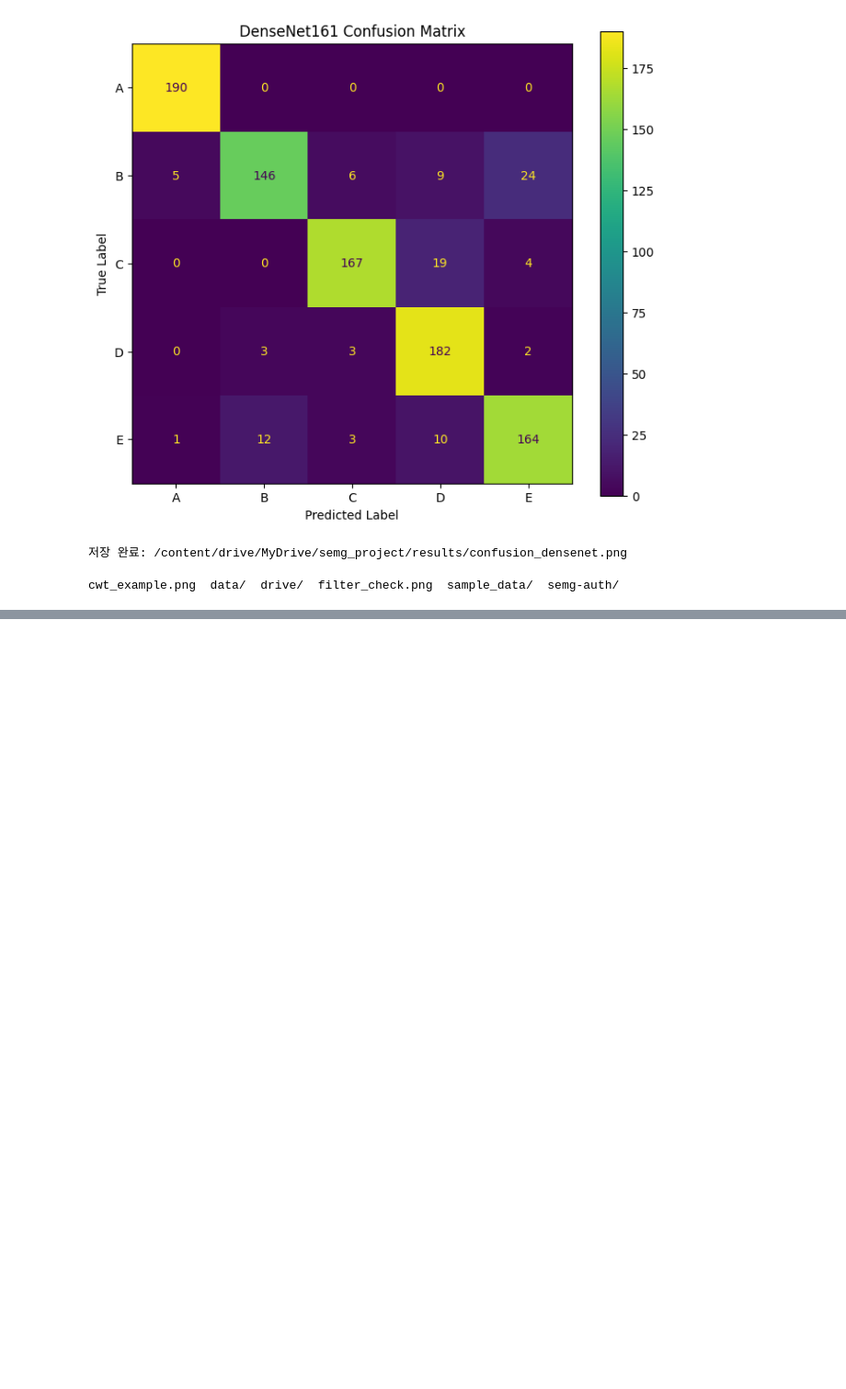
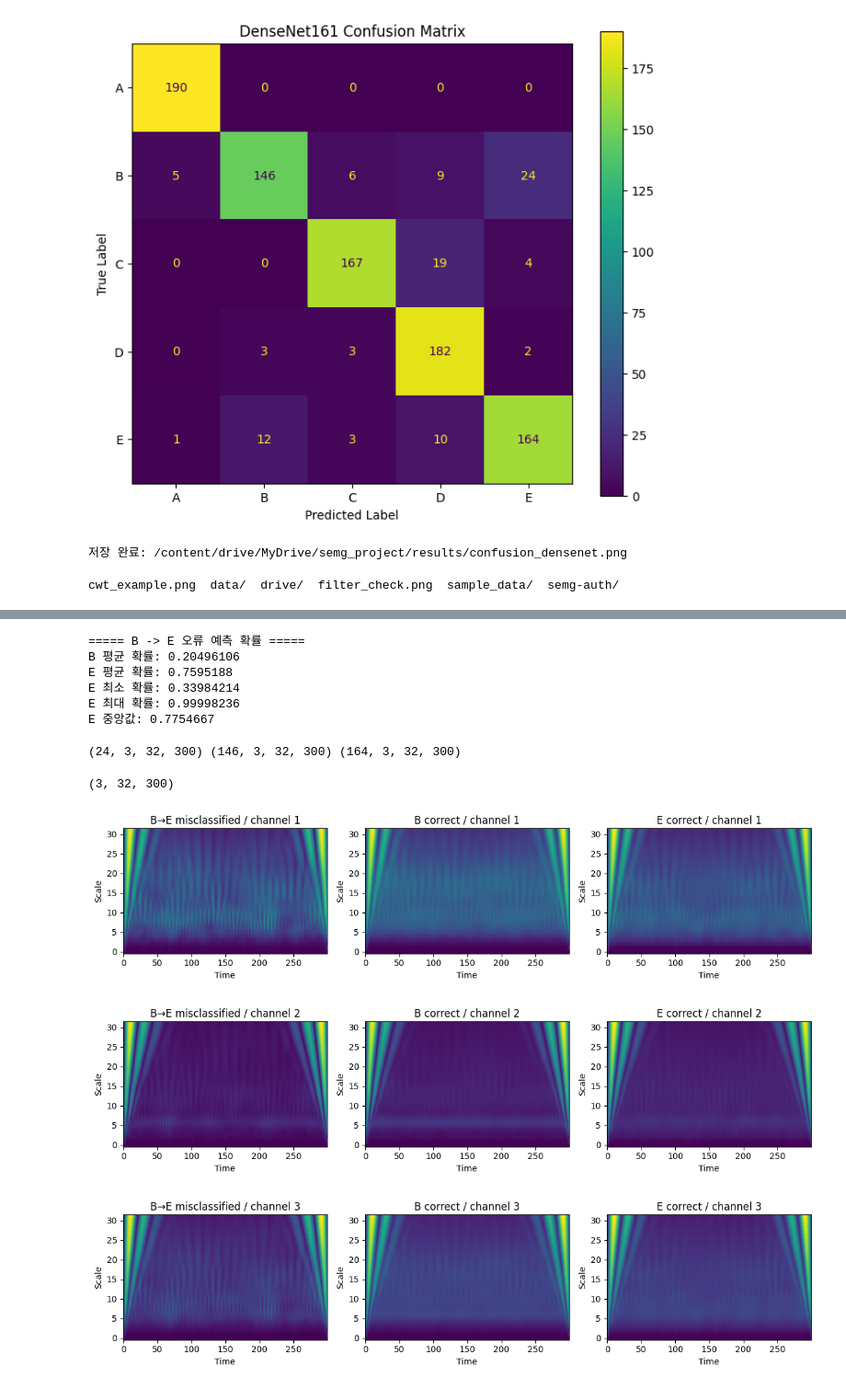
Before and after one commit to oklou2/semg-user-identification, a Jupyter notebook: palm_semg_user_identification.ipynb, the cells around one changed output, grey strips where cells are left out. Shown at 92% size. Cells and saved outputs as stored; diff of their text form; code cells hidden in the pictures; blank space fills up the shorter version.

```diff
--- a/palm_semg_user_identification.ipynb
+++ b/palm_semg_user_identification.ipynb
@@ -5417,0 +5595,3 @@ cwt_example.png  data/  drive/  filter_check.png  sample_data/  semg-auth/
+# %%
+for i, (f, label) in enumerate(zip(te_files, te_labels)):
+    print(i, label, os.path.basename(f))
@@ -5417,0 +5631,3 @@ cwt_example.png  data/  drive/  filter_check.png  sample_data/  semg-auth/
+# %%
+for i in range(10):
+    print(i, window_trial_info[i])
@@ -5417,0 +5875,71 @@ cwt_example.png  data/  drive/  filter_check.png  sample_data/  semg-auth/
+# %%
+# =========================================================
+# 5. 모델 확신도
+# =========================================================
+
+b_probs = np.array(
+    [x["B_prob"] for x in error_info]
+)
+
+e_probs = np.array(
+    [x["E_prob"] for x in error_info]
+)
+
+print("\n===== B -> E 오류 예측 확률 =====")
+
+print("B 평균 확률:", b_probs.mean())
+print("E 평균 확률:", e_probs.mean())
+
+print("E 최소 확률:", e_probs.min())
+print("E 최대 확률:", e_probs.max())
+print("E 중앙값:", np.median(e_probs))
+# %% [output]
+===== B -> E 오류 예측 확률 =====
+B 평균 확률: 0.20496106
+E 평균 확률: 0.7595188
+E 최소 확률: 0.33984214
+E 최대 확률: 0.99998236
+E 중앙값: 0.7754667
+# %%
+# 실제 B=1, E=4
+be_idx = np.where((all_true == 1) & (all_pred == 4))[0]
+bb_idx = np.where((all_true == 1) & (all_pred == 1))[0]
+ee_idx = np.where((all_true == 4) & (all_pred == 4))[0]
+
+X_be = Xte[be_idx]   # B인데 E로 틀린 것
+X_bb = Xte[bb_idx]   # B를 B로 맞춘 것
+X_ee = Xte[ee_idx]   # E를 E로 맞춘 것
+
+print(X_be.shape, X_bb.shape, X_ee.shape)
+# %% [output]
+(24, 3, 32, 300) (146, 3, 32, 300) (164, 3, 32, 300)
+# %%
+mean_be = X_be.mean(axis=0)
+mean_bb = X_bb.mean(axis=0)
+mean_ee = X_ee.mean(axis=0)
+
+print(mean_be.shape)  # (3, 32, 300)
+# %% [output]
+(3, 32, 300)
+# %%
+import matplotlib.pyplot as plt
+
+names = ["B→E misclassified", "B correct", "E correct"]
+data = [mean_be, mean_bb, mean_ee]
+
+for ch in range(3):
+    plt.figure(figsize=(12, 3))
+
+    for i, arr in enumerate(data):
+        plt.subplot(1, 3, i+1)
+        plt.imshow(arr[ch], aspect="auto", origin="lower")
+        plt.title(f"{names[i]} / channel {ch+1}")
+        plt.xlabel("Time")
+        plt.ylabel("Scale")
+
+    plt.tight_layout()
+    plt.show()
+# %% [output]
+[figure, added]
+[figure, added]
+[figure, added]
```
Also changed, not shown: parts of 23 cells of this notebook.
